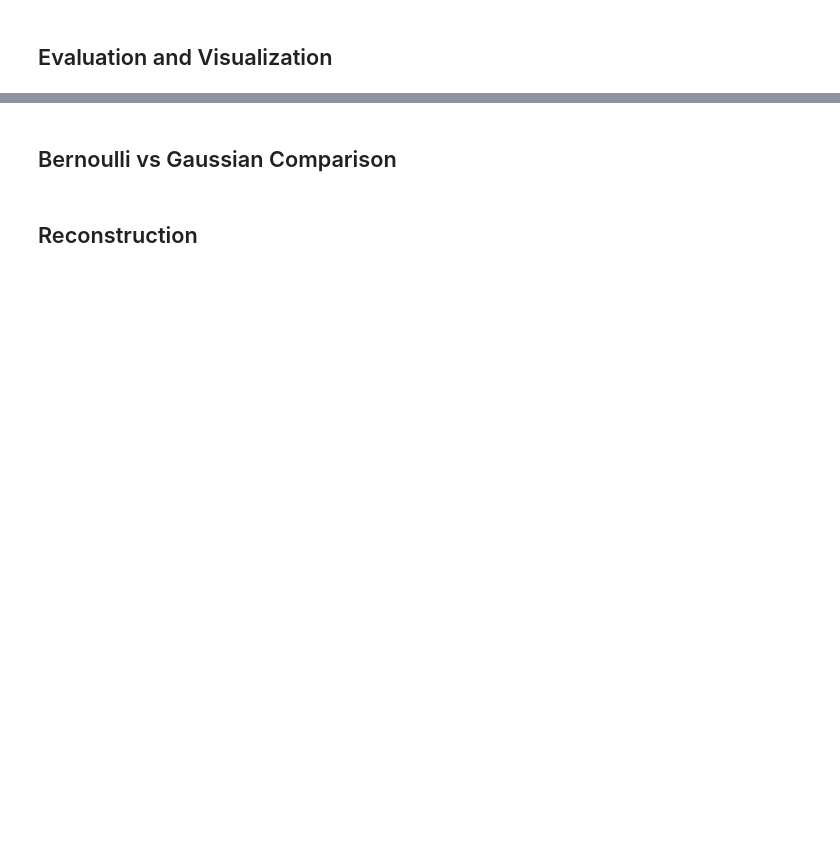
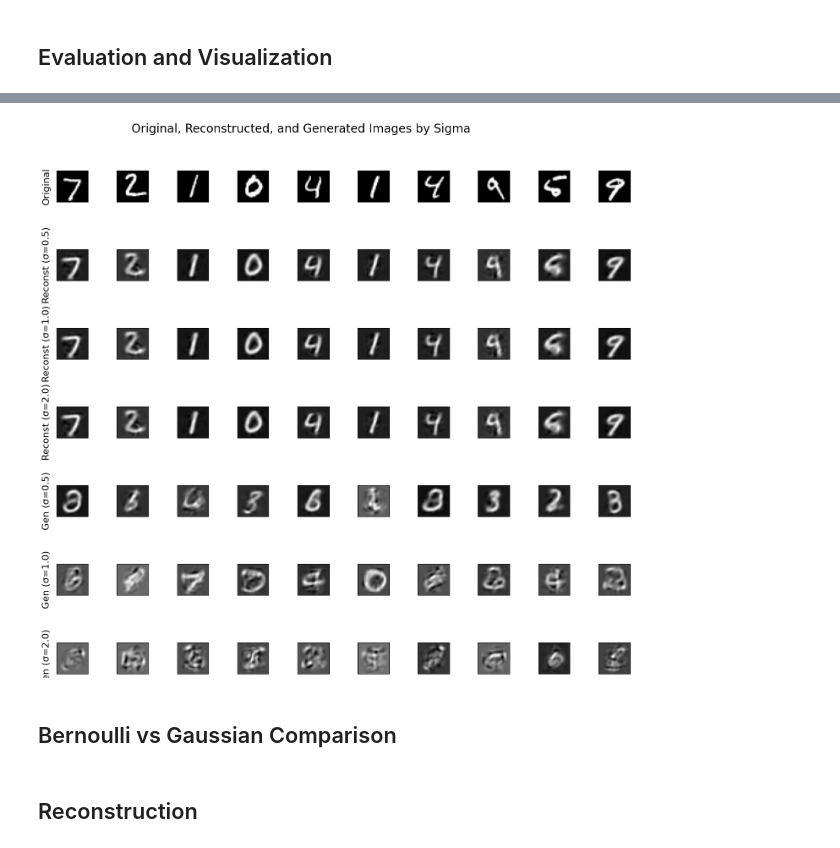
Before and after one commit to diegocerretti/ml, a Jupyter notebook: diegocerretti2024280040_dgm.ipynb, the cells around one changed output, grey strips where cells are left out. Saved outputs shown, nothing was run; the diff lists cells and outputs as text; code cells hidden in the pictures; blank space fills up the shorter version.

```diff
--- a/diegocerretti2024280040_dgm.ipynb
+++ b/diegocerretti2024280040_dgm.ipynb
@@ -407,0 +391,46 @@ WARNING:tensorflow:5 out of the last 317 calls to <function TensorFlowTrainer.ma
+# %%
+n_samples = 10
+sigmas = [0.5, 1.0, 2.0]
+
+n_rows = 1 + len(sigmas) + len(sigmas)
+n_cols = n_samples
+
+plt.figure(figsize=(20, n_rows * 2))
+
+for j in range(n_samples):
+    ax = plt.subplot(n_rows, n_cols, j + 1)
+    ax.imshow(x_test[j].reshape(28, 28), cmap="gray")
+    ax.set_xticks([])
+    ax.set_yticks([])
+    if j == 0:
+        ax.set_ylabel("Original", fontsize=16, labelpad=10)
+
+for i, sigma in enumerate(sigmas):
+    reconstructed_images = models[sigma]["model"].predict(x_test[:n_samples])
+    row = 1 + i
+    for j in range(n_samples):
+        ax = plt.subplot(n_rows, n_cols, row * n_cols + j + 1)
+        ax.imshow(reconstructed_images[j].reshape(28, 28), cmap="gray")
+        ax.set_xticks([])
+        ax.set_yticks([])
+        if j == 0:
+            ax.set_ylabel(f"Reconst (σ={sigma})", fontsize=16, labelpad=10)
+
+for i, sigma in enumerate(sigmas):
+    random_latent_vectors = tf.random.normal(shape=(n_samples, 40), stddev=sigma)
+    generated_images = models[sigma]["model"].decoder.predict(random_latent_vectors)
+    row = 1 + len(sigmas) + i
+    for j in range(n_samples):
+        ax = plt.subplot(n_rows, n_cols, row * n_cols + j + 1)
+        ax.imshow(generated_images[j].reshape(28, 28), cmap="gray")
+        ax.set_xticks([])
+        ax.set_yticks([])
+        if j == 0:
+            ax.set_ylabel(f"Gen (σ={sigma})", fontsize=16, labelpad=10)
+
+plt.suptitle("Original, Reconstructed, and Generated Images by Sigma", fontsize=20)
+
+plt.subplots_adjust(left=0.2, hspace=1.5, top=0.9, bottom=0.05)
+
+plt.show()
+# %% [output]
@@ -408,3 +443,4 @@ WARNING:tensorflow:5 out of the last 317 calls to <function TensorFlowTrainer.ma
+[figure, added]
 # %% [markdown]
 ## Bernoulli vs Gaussian Comparison
 # %% [markdown]
```
Also changed, not shown: parts of 17 cells of this notebook.
